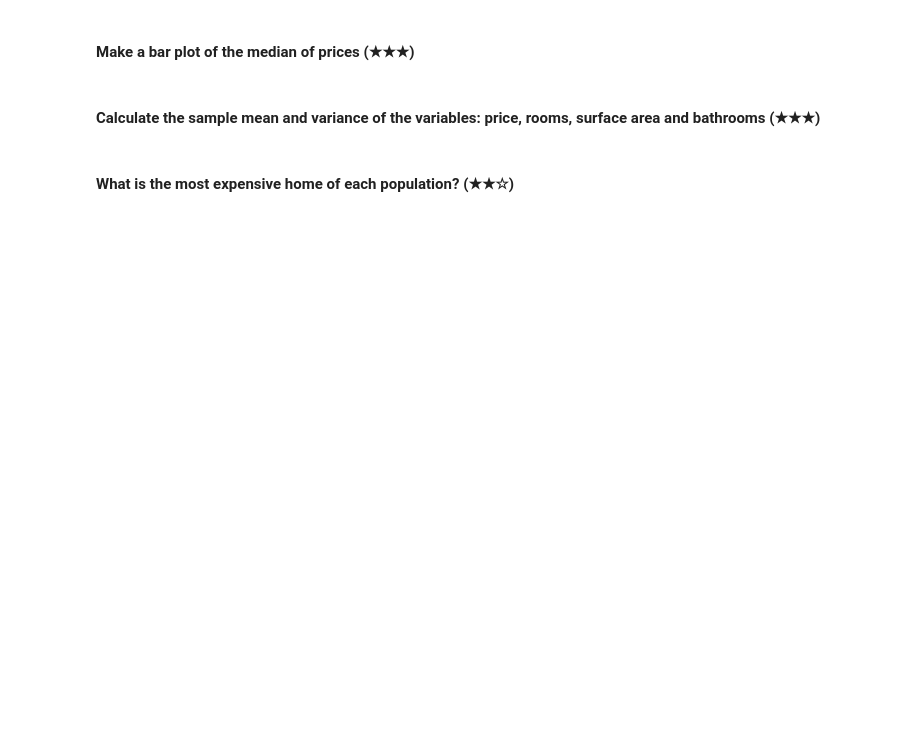
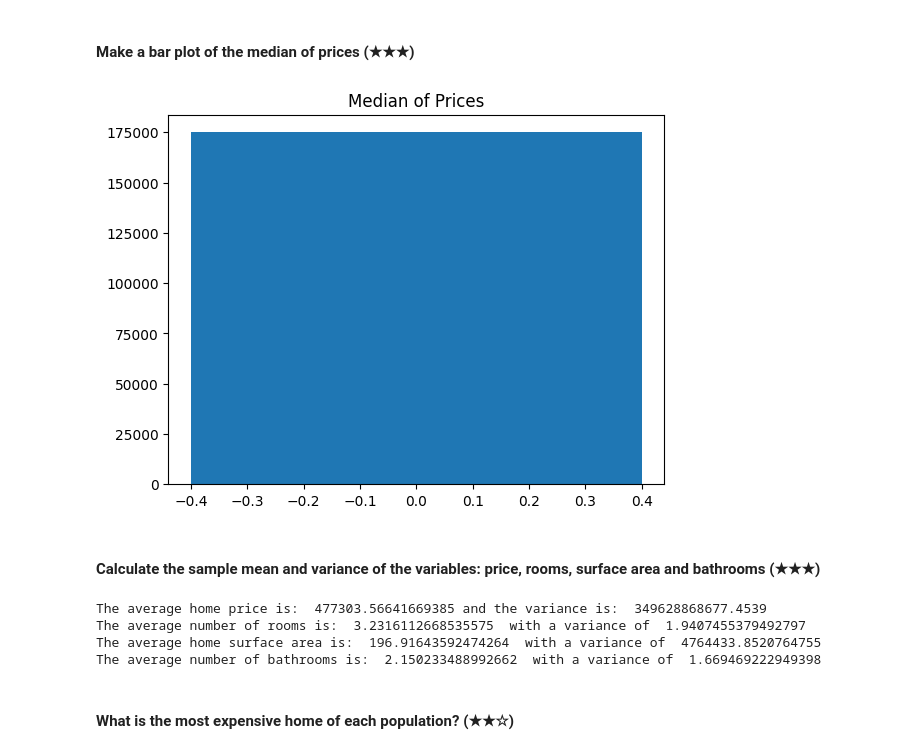
Before and after one commit to 4GeeksAcademy/realestate-datacleanup-exercise, a Jupyter notebook: project.ipynb, the cells around one changed output. Saved outputs shown, nothing was run; the diff lists cells and outputs as text; code cells hidden in the pictures; blank space fills up the shorter version.

```diff
--- a/project.ipynb
+++ b/project.ipynb
@@ -64,2 +197,6 @@ ds
 # %% [markdown]
 #### Now let's work with the "south belt" of madrid. Make a subsetting that contains the following populations (level5): "Fuenlabrada","Leganés","Getafe","Alcorcón" (★★☆)
+# %%
+#Now let's work with the "south belt" of madrid. Make a subsetting that contains the following populations (level5): "Fuenlabrada","Leganés","Getafe","Alcorcón"
+subset_ds = ds_cleaned[ds_cleaned['level5'].isin(["Fuenlabrada", "Leganés", "Getafe", "Alcorcón"])]
+subset_ds
@@ -66,6 +217,43 @@ ds
 # %% [markdown]
 #### Make a bar plot of the median of prices (★★★)
+# %%
+#Make a bar plot of the median of prices
+ds_median_prices = subset_ds['price'].median()
+
+plt.bar(0, ds_median_prices)
+plt.title('Median of Prices')
+plt.show()
+# %% [output]
+[figure, added]
 # %% [markdown]
 #### Calculate the sample mean and variance of the variables: price, rooms, surface area and bathrooms (★★★)
+# %%
+#Calculate the sample mean and variance of the variables: price, rooms, surface area and bathrooms
+
+#mean and variance of prices
+prices_mean = ds_cleaned['price'].mean()
+prices_variance = ds_cleaned['price'].var()
+
+#mean and variance of rooms
+rooms_mean = ds_cleaned['rooms'].mean()
+rooms_variance = ds_cleaned['rooms'].var()
+
+#mean and variance of surface area
+surface_mean = ds_cleaned['surface'].mean()
+surface_variance = ds_cleaned['surface'].var()
+
+#mean and variance of bathrooms
+bathrooms_mean = ds_cleaned['bathrooms'].mean()
+bathrooms_variance = ds_cleaned['bathrooms'].var()
+
+print('The average home price is: ', prices_mean, 'and the variance is: ', prices_variance)
+print('The average number of rooms is: ', rooms_mean, ' with a variance of ', rooms_variance)
+print('The average home surface area is: ', surface_mean, ' with a variance of ', surface_variance)
+print('The average number of bathrooms is: ', bathrooms_mean, ' with a variance of ', bathrooms_variance)
+# %% [output]
+The average home price is:  477303.56641669385 and the variance is:  349628868677.4539
+The average number of rooms is:  3.2316112668535575  with a variance of  1.9407455379492797
+The average home surface area is:  196.91643592474264  with a variance of  4764433.8520764755
+The average number of bathrooms is:  2.150233488992662  with a variance of  1.669469222949398
 # %% [markdown]
 #### What is the most expensive home of each population? (★★☆)
```
Also changed, not shown: parts of 23 cells of this notebook.
